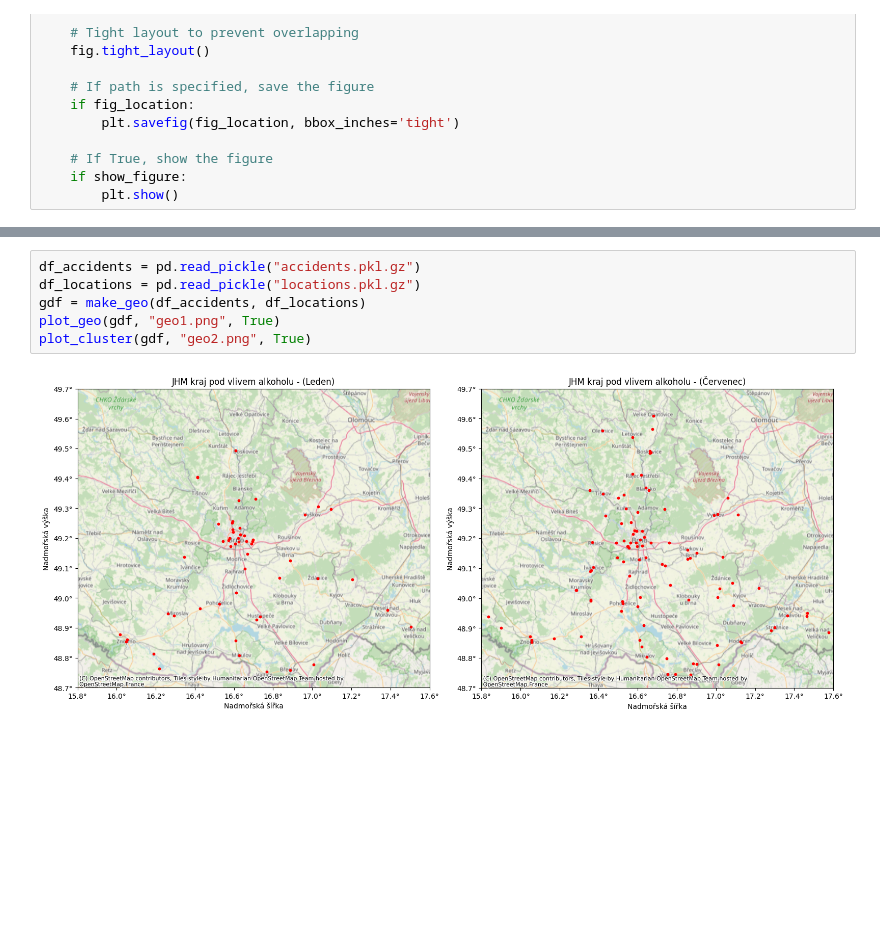
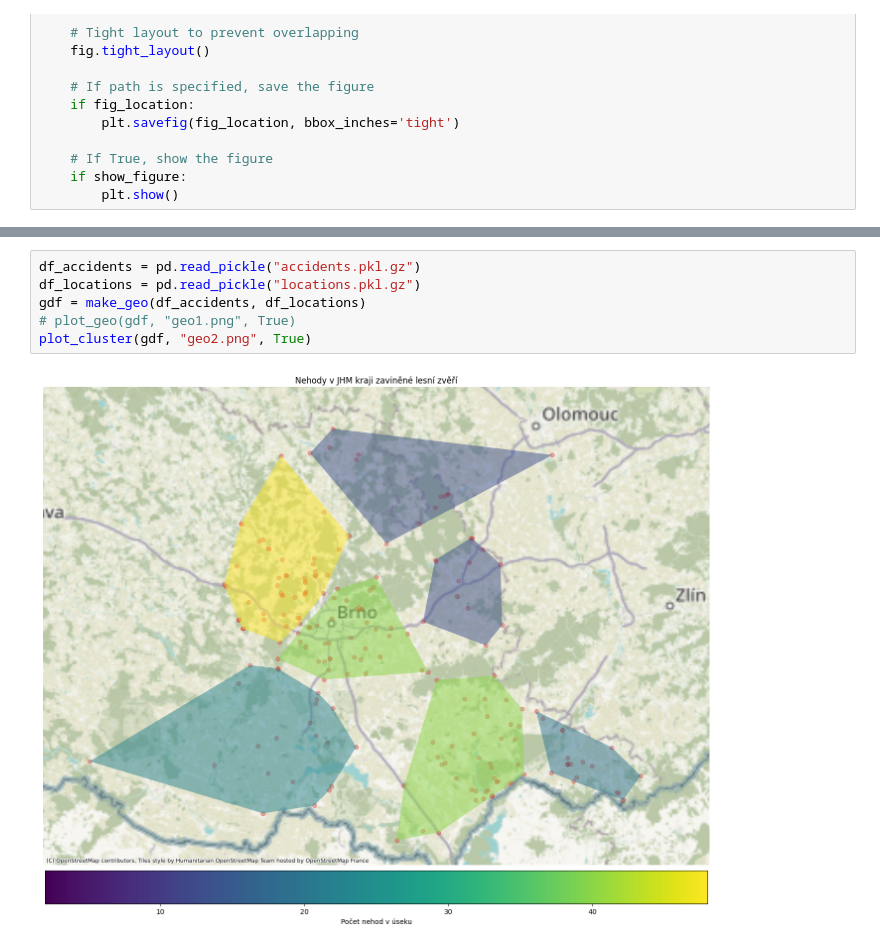
Before and after one commit to antiphyv2/FIT_IZV-PROJ, a Jupyter notebook: partThree/geo.ipynb, the cells around one changed output, grey strips where cells are left out. Saved outputs shown, nothing was run; the diff lists cells and outputs as text; blank space fills up the shorter version.

```diff
--- a/partThree/geo.ipynb
+++ b/partThree/geo.ipynb
@@ -121,8 +188,8 @@ def plot_cluster(gdf: geopandas.GeoDataFrame, fig_location: str = None,
 # %%
 df_accidents = pd.read_pickle("accidents.pkl.gz")
 df_locations = pd.read_pickle("locations.pkl.gz")
 gdf = make_geo(df_accidents, df_locations)
-plot_geo(gdf, "geo1.png", True)
+# plot_geo(gdf, "geo1.png", True)
 plot_cluster(gdf, "geo2.png", True)
 # %% [output]
-[figure, old version]
+[figure, new version]
```
Also changed, not shown: parts of 2 cells of this notebook, 1 other file.
